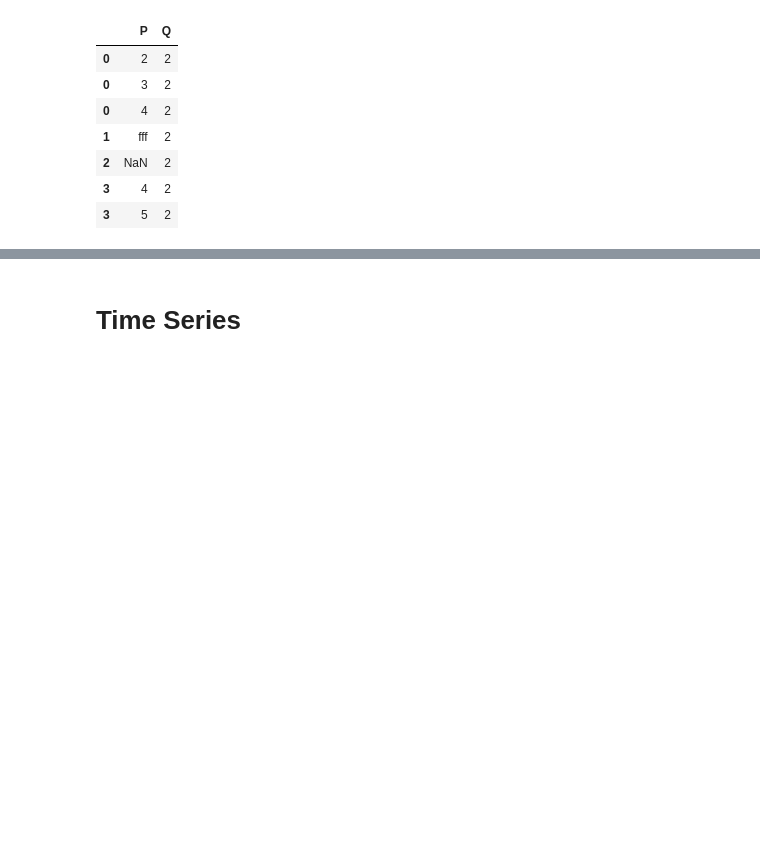
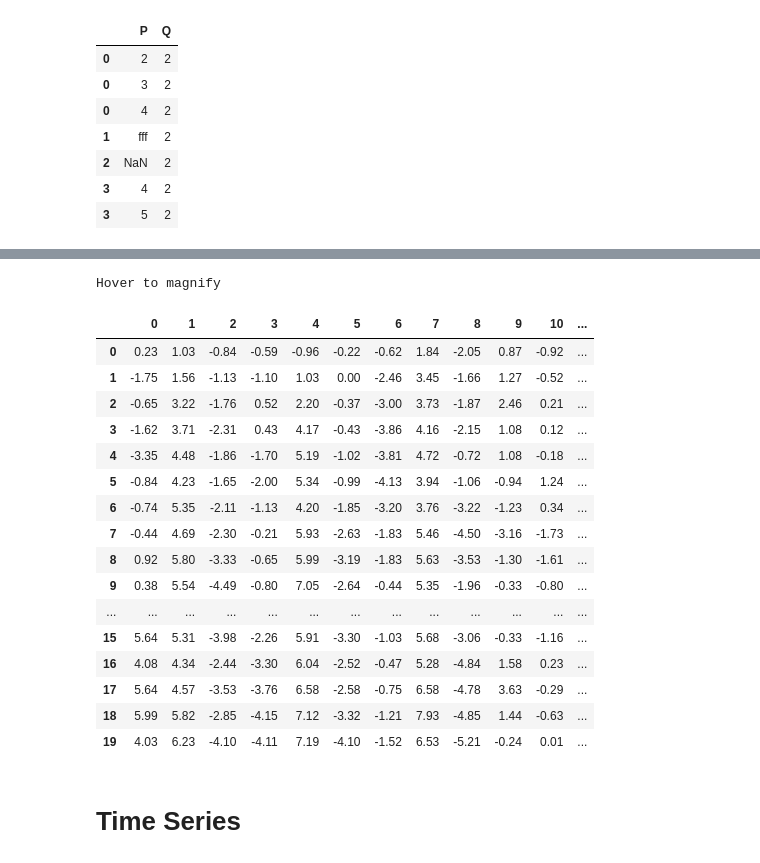
Before and after one commit to showmidelo/Advanced_Pandas_karyar, a Jupyter notebook: tutorial.ipynb, the cells around one changed output, grey strips where cells are left out. Drawn from its saved outputs; the diff is of its cells as text; code cells hidden in the pictures; blank space fills up the shorter version.

Commit message:
Table visulize

```diff
--- a/tutorial.ipynb
+++ b/tutorial.ipynb
@@ -488,3 +923,44 @@ df.explode('P')
+# %%
+def magnify():
+    return [dict(selector="th",
+                 props=[("font-size", "4pt")]),
+            dict(selector="td",
+                 props=[('padding', "0em 0em")]),
+            dict(selector="th:hover",
+                 props=[("font-size", "12pt")]),
+            dict(selector="tr:hover td:hover",
+                 props=[('max-width', '200px'),
+                        ('font-size', '12pt')])
+]
+# %%
+np.random.seed(25)
+cmap = cmap=sns.diverging_palette(5, 250, as_cmap=True)
+bigdf = pd.DataFrame(np.random.randn(20, 25)).cumsum()
+
+bigdf.style.background_gradient(cmap, axis=1)\
+    .set_properties(**{'max-width': '80px', 'font-size': '1pt'})\
+    .set_caption("Hover to magnify")\
+    .format(precision=2)\
+    .set_table_styles(magnify())
+# %% [output]
+Hover to magnify
+|  | 0 | 1 | 2 | 3 | 4 | 5 | 6 | 7 | 8 | 9 | 10 | ... |
+| 0 | 0.23 | 1.03 | -0.84 | -0.59 | -0.96 | -0.22 | -0.62 | 1.84 | -2.05 | 0.87 | -0.92 | ... |
+| 1 | -1.75 | 1.56 | -1.13 | -1.10 | 1.03 | 0.00 | -2.46 | 3.45 | -1.66 | 1.27 | -0.52 | ... |
+| 2 | -0.65 | 3.22 | -1.76 | 0.52 | 2.20 | -0.37 | -3.00 | 3.73 | -1.87 | 2.46 | 0.21 | ... |
+| 3 | -1.62 | 3.71 | -2.31 | 0.43 | 4.17 | -0.43 | -3.86 | 4.16 | -2.15 | 1.08 | 0.12 | ... |
+| 4 | -3.35 | 4.48 | -1.86 | -1.70 | 5.19 | -1.02 | -3.81 | 4.72 | -0.72 | 1.08 | -0.18 | ... |
+| 5 | -0.84 | 4.23 | -1.65 | -2.00 | 5.34 | -0.99 | -4.13 | 3.94 | -1.06 | -0.94 | 1.24 | ... |
+| 6 | -0.74 | 5.35 | -2.11 | -1.13 | 4.20 | -1.85 | -3.20 | 3.76 | -3.22 | -1.23 | 0.34 | ... |
+| 7 | -0.44 | 4.69 | -2.30 | -0.21 | 5.93 | -2.63 | -1.83 | 5.46 | -4.50 | -3.16 | -1.73 | ... |
+| 8 | 0.92 | 5.80 | -3.33 | -0.65 | 5.99 | -3.19 | -1.83 | 5.63 | -3.53 | -1.30 | -1.61 | ... |
+| 9 | 0.38 | 5.54 | -4.49 | -0.80 | 7.05 | -2.64 | -0.44 | 5.35 | -1.96 | -0.33 | -0.80 | ... |
+| ... | ... | ... | ... | ... | ... | ... | ... | ... | ... | ... | ... | ... |
+| 15 | 5.64 | 5.31 | -3.98 | -2.26 | 5.91 | -3.30 | -1.03 | 5.68 | -3.06 | -0.33 | -1.16 | ... |
+| 16 | 4.08 | 4.34 | -2.44 | -3.30 | 6.04 | -2.52 | -0.47 | 5.28 | -4.84 | 1.58 | 0.23 | ... |
+| 17 | 5.64 | 4.57 | -3.53 | -3.76 | 6.58 | -2.58 | -0.75 | 6.58 | -4.78 | 3.63 | -0.29 | ... |
+| 18 | 5.99 | 5.82 | -2.85 | -4.15 | 7.12 | -3.32 | -1.21 | 7.93 | -4.85 | 1.44 | -0.63 | ... |
+| 19 | 4.03 | 6.23 | -4.10 | -4.11 | 7.19 | -4.10 | -1.52 | 6.53 | -5.21 | -0.24 | 0.01 | ... |
 # %% [markdown]
 # Time Series
 # %% [markdown]
```
Also changed, not shown: parts of 38 cells of this notebook.
